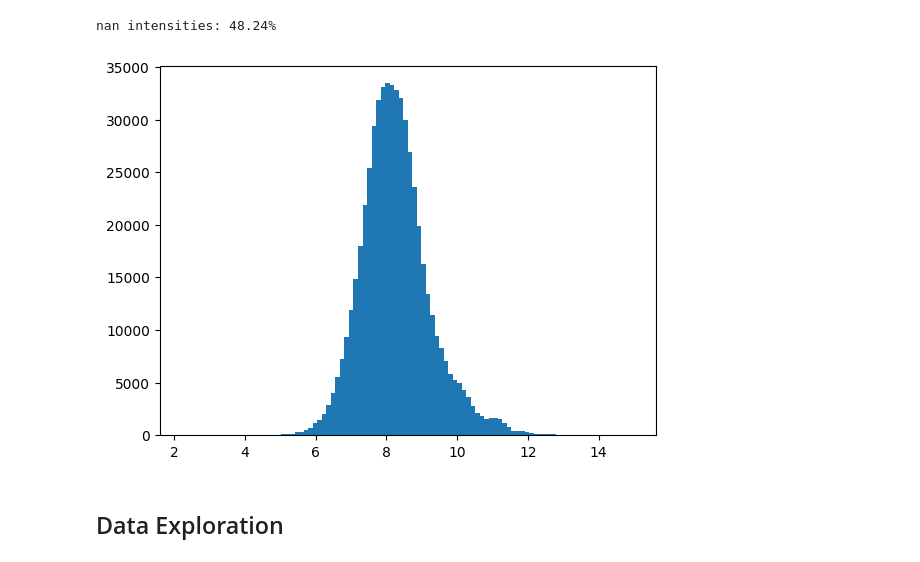
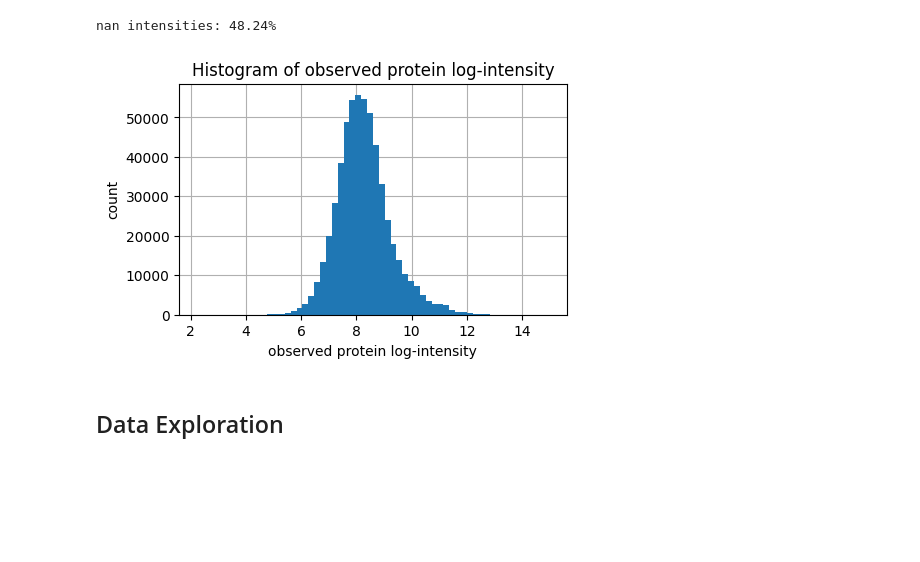
Before and after one commit to RasmusML/protVI, a Jupyter notebook: notebooks/brunner2022/protein/1_data_exploration.ipynb, the cells around one changed output. Cells and saved outputs as stored; diff of their text form; code cells hidden in the pictures; blank space fills up the shorter version.

```diff
--- a/notebooks/brunner2022/protein/1_data_exploration.ipynb
+++ b/notebooks/brunner2022/protein/1_data_exploration.ipynb
@@ -38,11 +38,18 @@ adata = sc.read_h5ad("../../../data/processed/brunner2022.h5ad")
 print(f"nan intensities: {np.isnan(adata.layers['raw']).sum() / (adata.shape[0] * adata.shape[1]) * 100:.2f}%")
 # %% [output]
 nan intensities: 48.24%
-# %%
-plt.hist(adata.layers["raw"].flatten(), bins=100)
-plt.show()
-# %% [output]
-[figure, removed]
+# %%
+fig, ax = plt.subplots(1, 1, figsize=(5, 3))
+ax.hist(adata.layers["raw"].flatten(), bins=60)
+ax.grid(True)
+ax.set_axisbelow(True)
+ax.set_xlabel("observed protein log-intensity")
+ax.set_ylabel("count")
+ax.set_title("Histogram of observed protein log-intensity")
+
+fig.show()
+# %% [output]
+[figure, added]
 # %% [markdown]
 ## Data Exploration
 # %%
```
